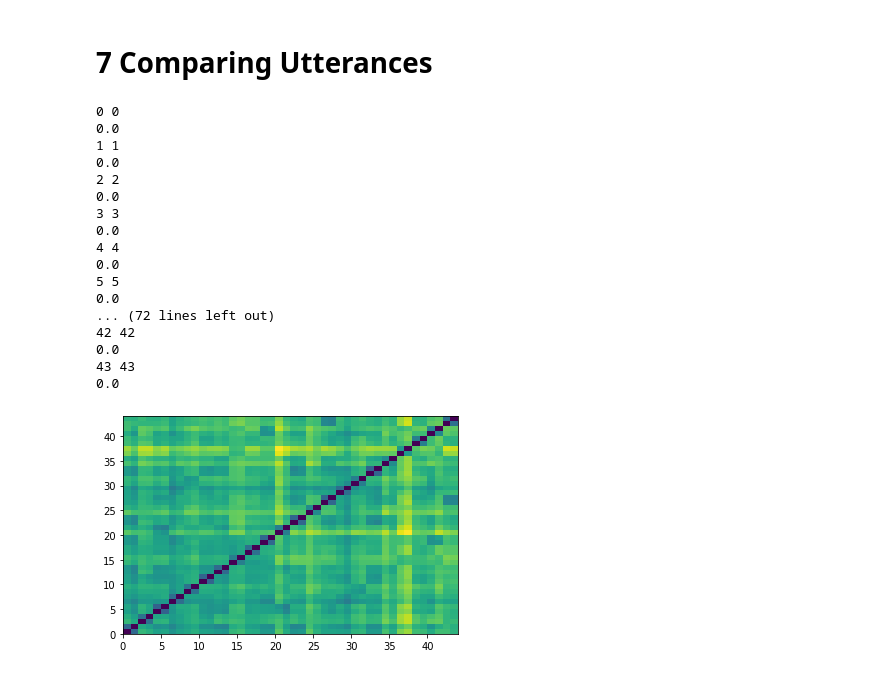
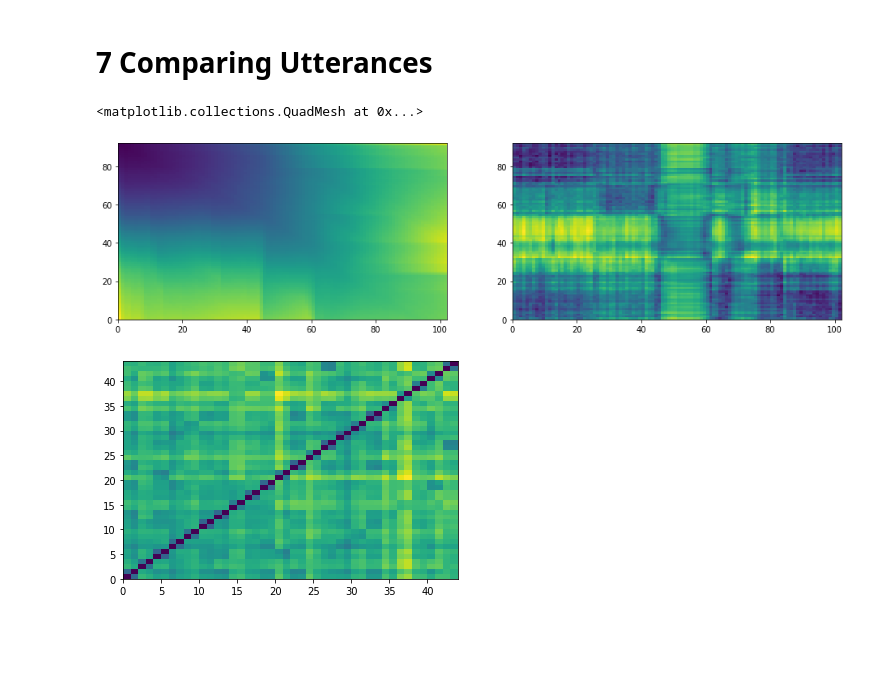
Before and after one commit to kurreman/DT2119_Speech, a Jupyter notebook: KORAY_Lab1.ipynb, the cells around one changed output. Cells and saved outputs as stored; diff of their text form; code cells hidden in the pictures; blank space fills up the shorter version.

Commit message:
done with lab 1, will add some extra functionality for coolnes. Path functionality of dtw and some nice plots

```diff
--- a/KORAY_Lab1.ipynb
+++ b/KORAY_Lab1.ipynb
@@ -244,31 +230,38 @@ Comparing the cluster for 4 GMM components between the man and woman one can see
+# %%
+#Look at and compare woman and mans first repetition of digit 7
+#TODO add path to dtw and show some nice plots comparing two samples
+woman_7_a = data[id_seven[2]]
+man_7_a = data[id_seven[0]]
+
+d, LD, AD, path = proto.dtw(man_7_a["lmfcc"],woman_7_a["lmfcc"])
+
+fig, axs = plt.subplots(1,2,figsize=(16, 4))
+axs[0].pcolormesh(AD)
+#axs[0].plot(path[:,0],path[:,1])
+axs[1].pcolormesh(LD)
+#axs[1].plot(path[:,0],path[:,1])
+#plt.show()
+# %% [output]
+<matplotlib.collections.QuadMesh at 0x...>
+[figure, added]
 # %%
-D = np.zeros((len(data),len(data)))
-for i, datapt in enumerate(data):
-    for j, datapt_compare in enumerate(data):
-        d, LD, AD, path = proto.dtw(datapt["lmfcc"],datapt_compare["lmfcc"])
-        D[i,j] = d
-        #load info
-        if i == j:
-            print(i,j)
-            print(d)
+#--------
+# D = np.zeros((len(data),len(data)))
+# for i, datapt in enumerate(data):
+#     for j, datapt_compare in enumerate(data):
+#         d, LD, AD, path = proto.dtw(datapt["lmfcc"],datapt_compare["lmfcc"])
+#         D[i,j] = d
+#         #load info
+#         if i == j:
+#             print(i,j)
+#             print(d)
+
+# savetxt("D.csv",D,delimiter=",")
+#-------
+D = loadtxt("D.csv",delimiter=",")
+#-------
+
 plt.pcolormesh(D)
 plt.show()
 # %% [output]
-0 0
-0.0
-1 1
-0.0
-2 2
-0.0
-3 3
-0.0
-4 4
-0.0
-5 5
-0.0
-... (72 lines left out)
-42 42
-0.0
-43 43
-0.0
 [figure]
```
Also changed, not shown: parts of 10 cells of this notebook, 4 other files.
